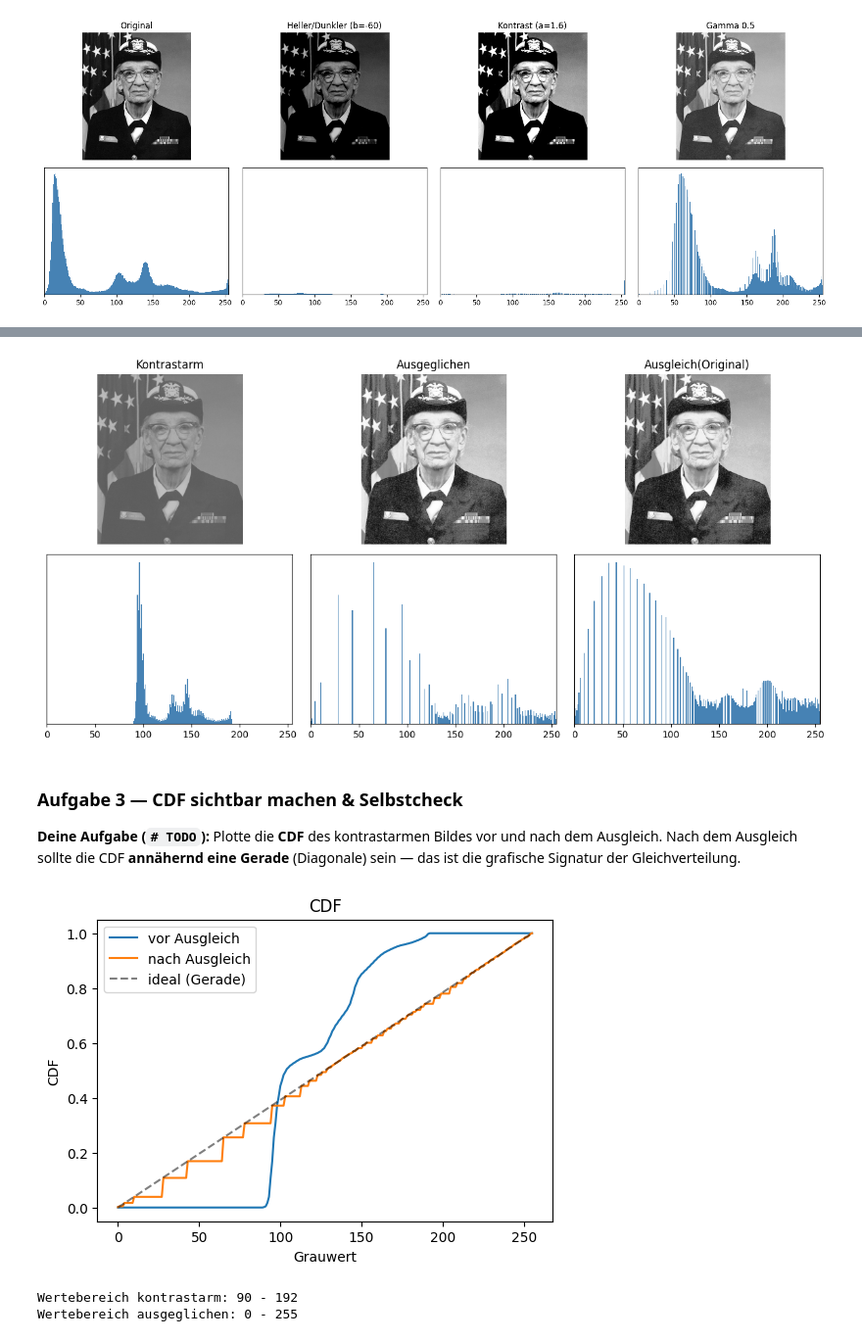
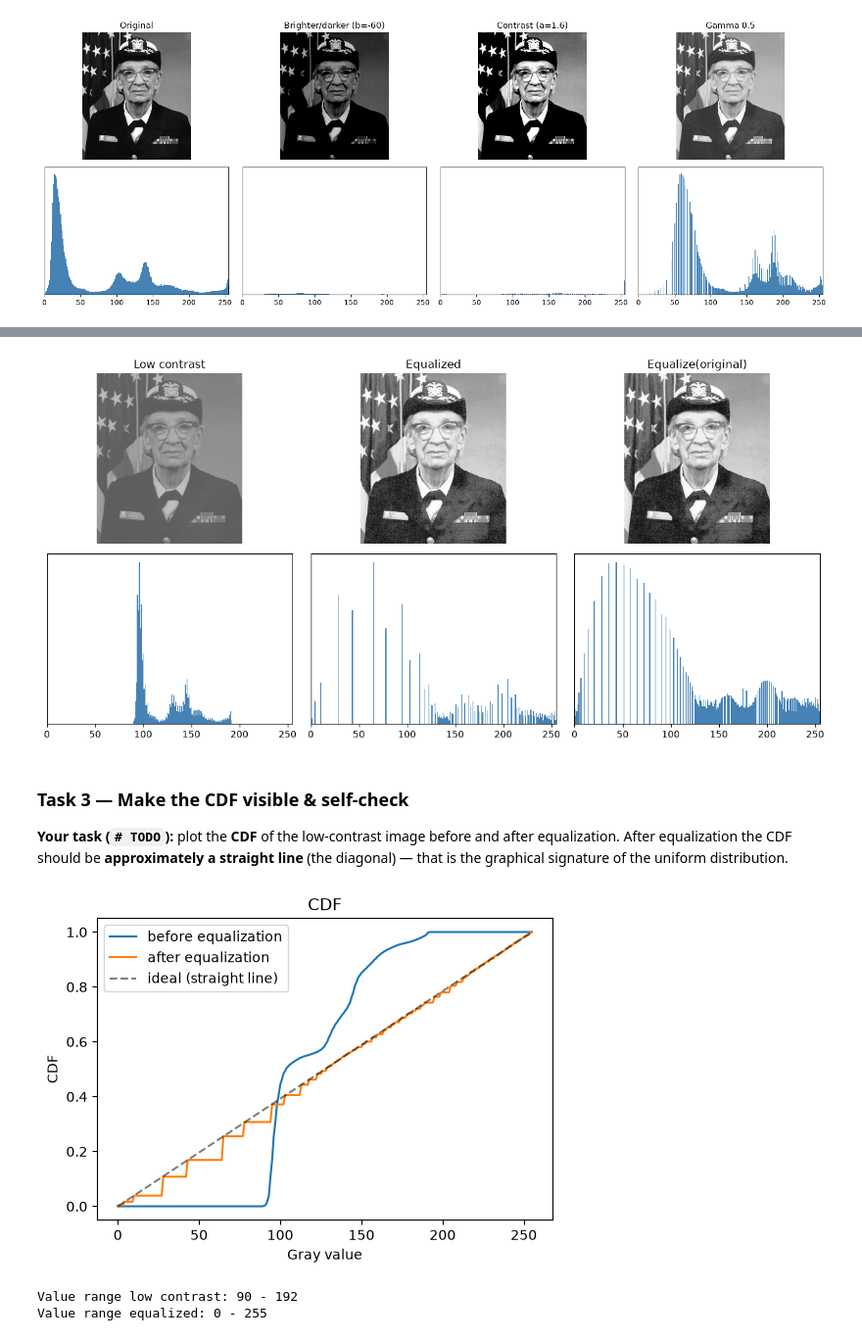
Before and after one commit to TimonLudwig1/Practice-Lab, a Jupyter notebook: xtAI_Learn-Repository/modules/12-image-processing/projects/01-basic/solution/point_ops_histogram_solution.ipynb, the cells around one changed output, grey strips where cells are left out. Shown at 98% size. Cells and saved outputs as stored; diff of their text form; code cells hidden in the pictures.

```diff
--- a/xtAI_Learn-Repository/modules/12-image-processing/projects/01-basic/solution/point_ops_histogram_solution.ipynb
+++ b/xtAI_Learn-Repository/modules/12-image-processing/projects/01-basic/solution/point_ops_histogram_solution.ipynb
@@ -97,40 +96,40 @@ $$s = T(r) = \operatorname{round}\!\big((L-1)\cdot \text{cdf}(r)\big),\quad L=25
 # %%
-# ---- AUFGABE 2: Histogrammausgleich --------------------------------------
+# ---- TASK 2: histogram equalization --------------------------------------
 def equalize(im):
     hist = np.bincount(im.ravel(), minlength=256).astype(np.float64)
-    cdf = np.cumsum(hist) / hist.sum()           # kumulative Verteilung in [0,1]
-    T = np.round(255 * cdf).astype(np.uint8)     # Abbildungstabelle
+    cdf = np.cumsum(hist) / hist.sum()           # cumulative distribution in [0,1]
+    T = np.round(255 * cdf).astype(np.uint8)     # mapping table
     return T[im]
 
-# ein kontrastarmes Bild erzeugen (in schmalen Bereich stauchen), dann ausgleichen
+# create a low-contrast image (compress into a narrow range), then equalize
 low_contrast = linear(img, 0.4, 90)
 equalized = equalize(low_contrast)
 show_with_hist([low_contrast, equalized, equalize(img)],
-               ["Kontrastarm", "Ausgeglichen", "Ausgleich(Original)"])
+               ["Low contrast", "Equalized", "Equalize(original)"])
 # %% [output]
-[figure, old version]
+[figure, new version]
-# %% [markdown]
-### Aufgabe 3 — CDF sichtbar machen & Selbstcheck
-
-**Deine Aufgabe (`# TODO`):** Plotte die **CDF** des kontrastarmen Bildes vor und nach dem
-Ausgleich. Nach dem Ausgleich sollte die CDF **annähernd eine Gerade** (Diagonale) sein —
-das ist die grafische Signatur der Gleichverteilung.
+# %% [markdown]
+### Task 3 — Make the CDF visible & self-check
+
+**Your task (`# TODO`):** plot the **CDF** of the low-contrast image before and after
+equalization. After equalization the CDF should be **approximately a straight line** (the
+diagonal) — that is the graphical signature of the uniform distribution.
 # %%
-# ---- AUFGABE 3: CDF vor/nach Ausgleich -----------------------------------
+# ---- TASK 3: CDF before/after equalization -------------------------------
 def cdf_of(im):
     h = np.bincount(im.ravel(), minlength=256).astype(np.float64)
     return np.cumsum(h) / h.sum()
 
 plt.figure(figsize=(6, 4))
-plt.plot(cdf_of(low_contrast), label="vor Ausgleich")
-plt.plot(cdf_of(equalized), label="nach Ausgleich")
-plt.plot([0, 255], [0, 1], "k--", alpha=0.5, label="ideal (Gerade)")
-plt.xlabel("Grauwert"); plt.ylabel("CDF"); plt.legend(); plt.title("CDF"); plt.show()
+plt.plot(cdf_of(low_contrast), label="before equalization")
+plt.plot(cdf_of(equalized), label="after equalization")
+plt.plot([0, 255], [0, 1], "k--", alpha=0.5, label="ideal (straight line)")
+plt.xlabel("Gray value"); plt.ylabel("CDF"); plt.legend(); plt.title("CDF"); plt.show()
 
-# Selbstcheck: Ausgleich nutzt (fast) den vollen Wertebereich
-print("Wertebereich kontrastarm:", low_contrast.min(), "-", low_contrast.max())
-print("Wertebereich ausgeglichen:", equalized.min(), "-", equalized.max())
+# self-check: equalization uses (almost) the full value range
+print("Value range low contrast:", low_contrast.min(), "-", low_contrast.max())
+print("Value range equalized:", equalized.min(), "-", equalized.max())
 # %% [output]
-[figure, old version]
+[figure, new version]
-Wertebereich kontrastarm: 90 - 192
-Wertebereich ausgeglichen: 0 - 255
+Value range low contrast: 90 - 192
+Value range equalized: 0 - 255
```
Also changed, not shown: parts of 11 cells of this notebook, 1 other file.
